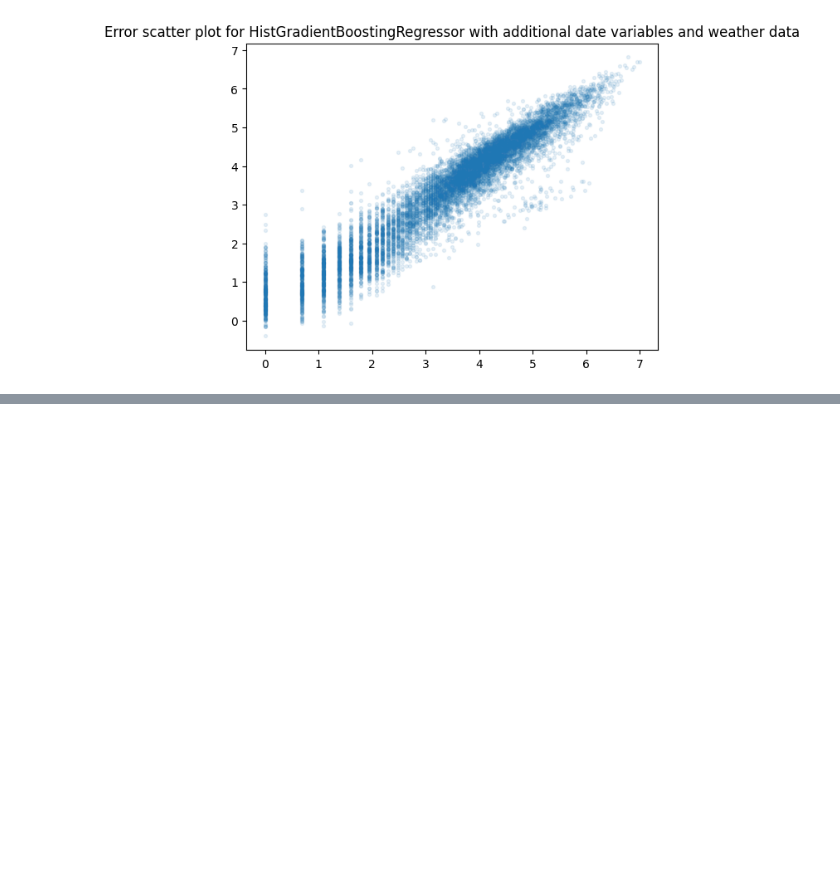
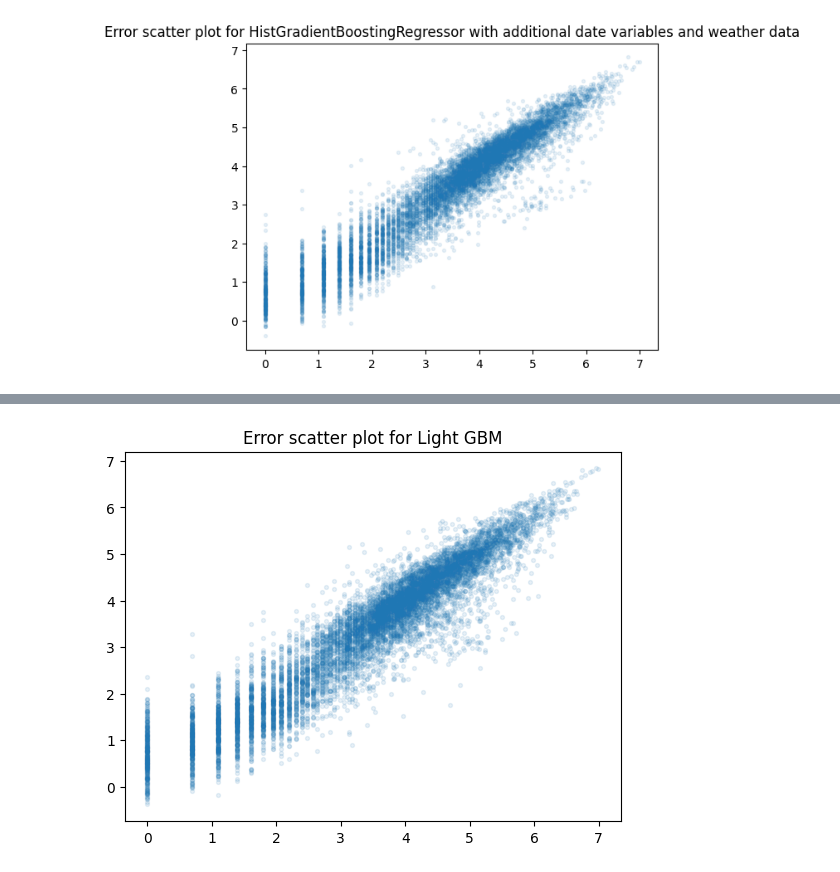
Before and after one commit to stlbnmaria/PythonForDS_Project, a Jupyter notebook: modeling/tree_models/tree_models.ipynb, the cells around one changed output, grey strips where cells are left out. Cells and saved outputs as stored; diff of their text form; code cells hidden in the pictures; blank space fills up the shorter version.

```diff
--- a/modeling/tree_models/tree_models.ipynb
+++ b/modeling/tree_models/tree_models.ipynb
@@ -647,0 +366,4 @@ problem.error_plot(
+# %%
+problem.error_plot(y_pred_test, y_test, "Light GBM")
+# %% [output]
+[figure, added]
```
Also changed, not shown: parts of 35 cells of this notebook, 3 other files.
